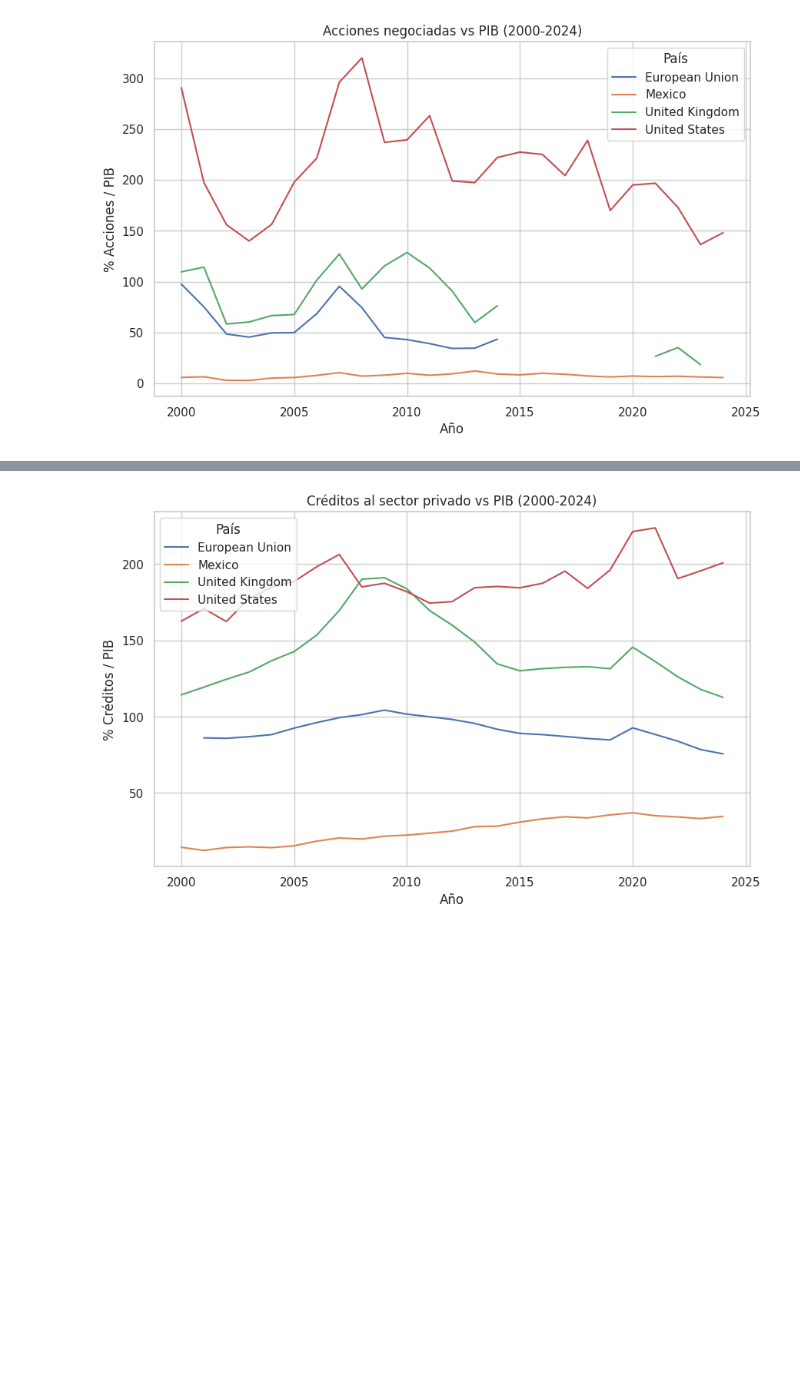
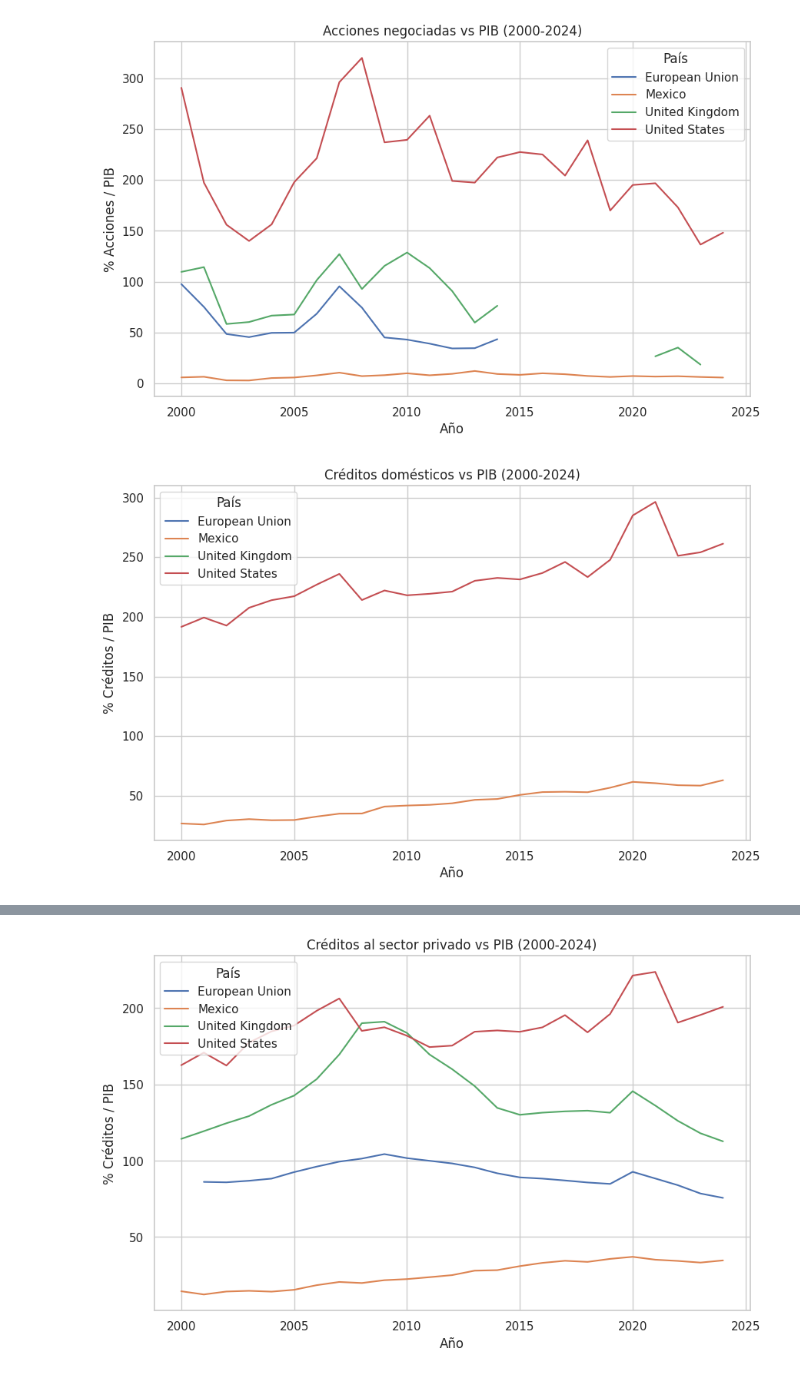
Before and after one commit to raulval9/PrimerPrueba, a Jupyter notebook: IndicadoresReinoUnido.ipynb, the cells around one changed output, grey strips where cells are left out. Cells and saved outputs as stored; diff of their text form; code cells hidden in the pictures; blank space fills up the shorter version.

```diff
--- a/IndicadoresReinoUnido.ipynb
+++ b/IndicadoresReinoUnido.ipynb
@@ -633,3 +637,29 @@ plt.grid(True)
 plt.show()
 # %% [output]
 [figure]
+# %%
+## Consulta de informacion de "Crédito domésticos % PIB"
+# Indicador de créditos domésticos
+indicator = "FS.AST.DOMS.GD.ZS"
+
+# Descargar datos de los últimos 25 años
+data = wb.get_series(indicator, country=countries, date="2000:2025")
+
+# Reorganizar en un DataFrame
+df = data.unstack(level=0)  # columnas = países, filas = años
+df.index = df.index.droplevel("Series")
+
+# Graficar
+df_millions = df / 1
+
+df_millions.plot(figsize=(10,6))
+
+plt.title("Créditos domésticos vs PIB (2000-2024)")
+plt.ylabel("% Créditos / PIB")  # 🔧 cambio aquí
+plt.xlabel("Año")
+plt.legend(title="País")
+plt.grid(True)
+
+plt.show()
+# %% [output]
+[figure, added]
```
Also changed, not shown: parts of 4 cells of this notebook.
